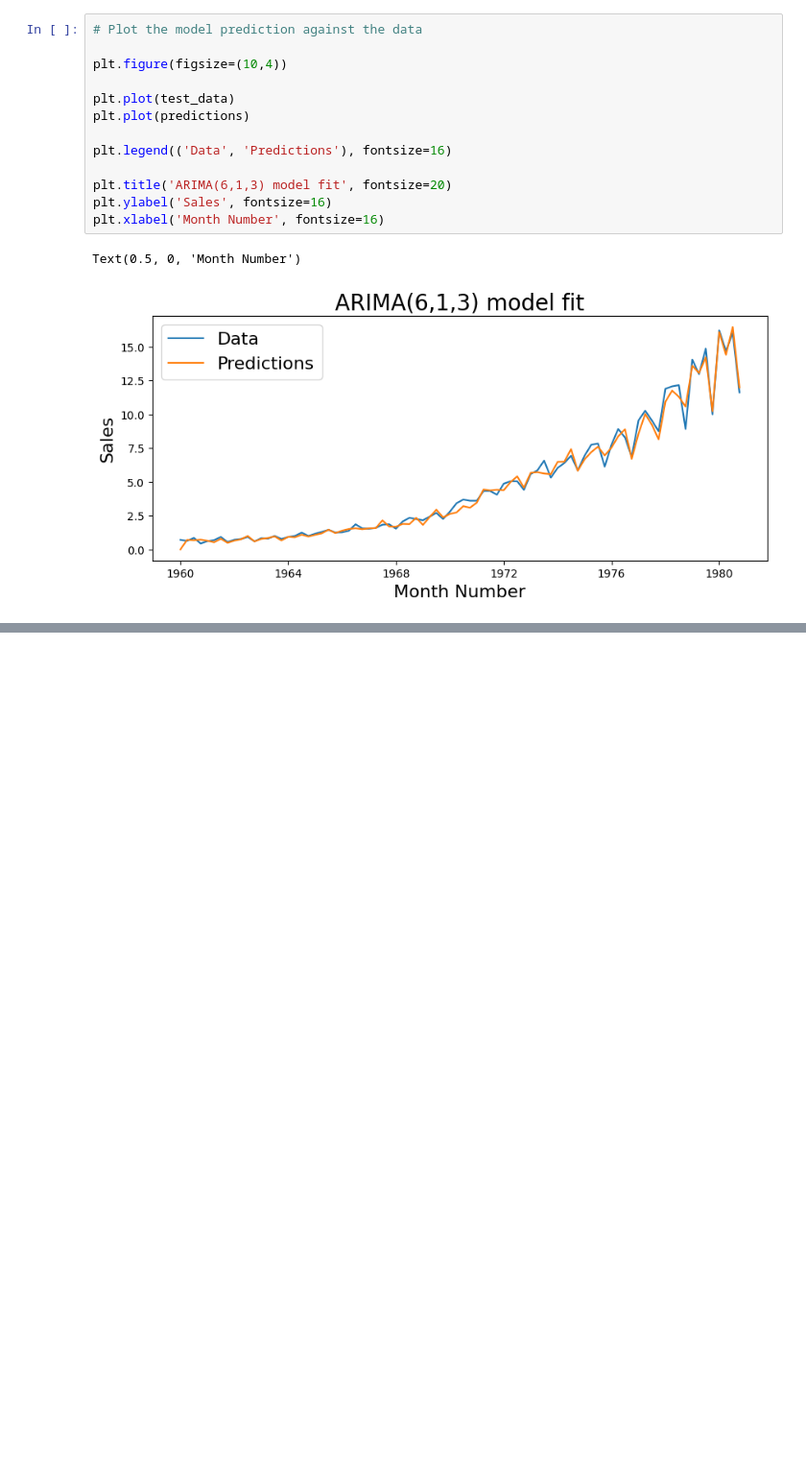
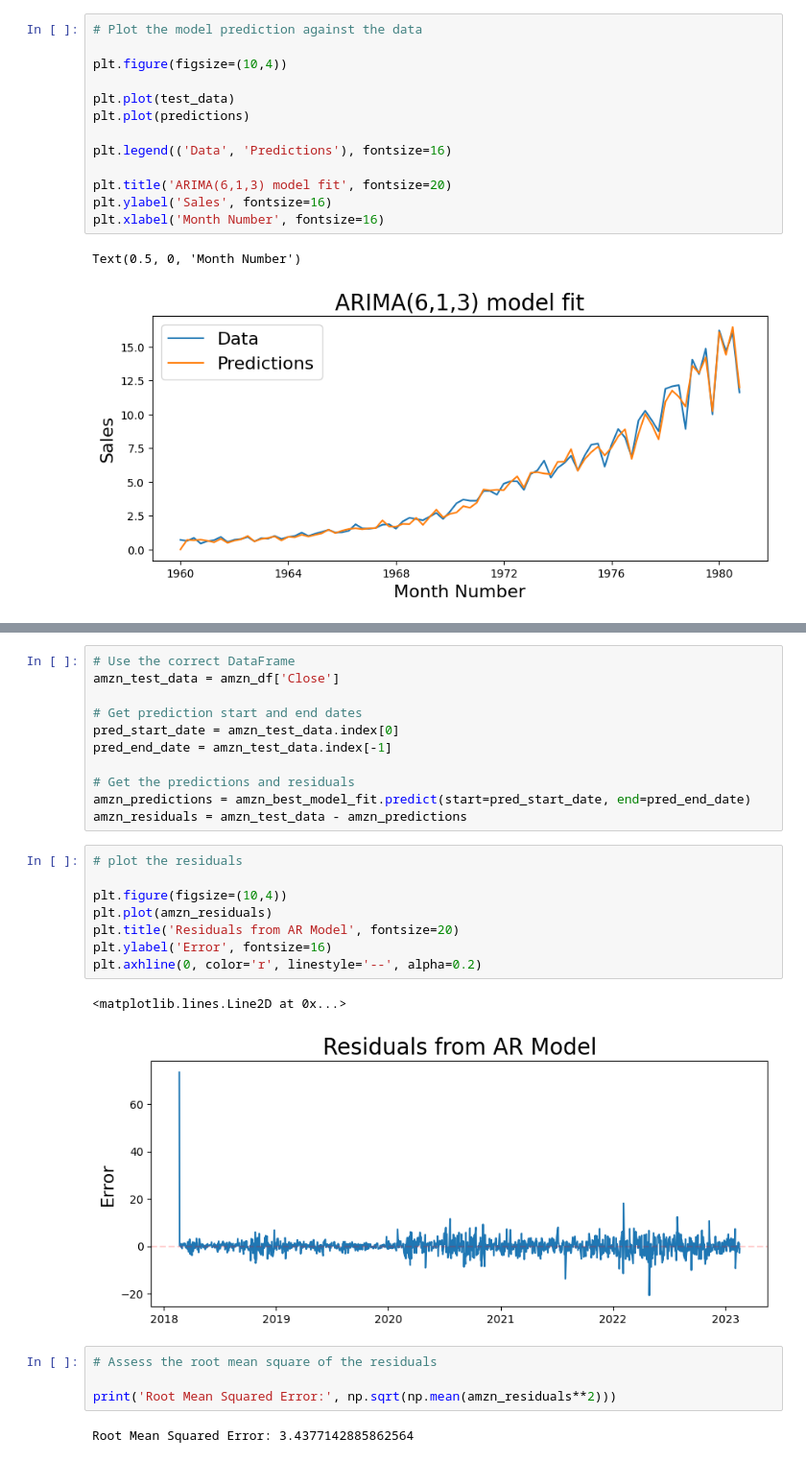
Before and after one commit to Samjacob007/Time-Series, a Jupyter notebook: Time_Series_Modelling_Case_Study.ipynb, the cells around one changed output, grey strips where cells are left out. Shown at 96% size. Saved outputs shown, nothing was run; the diff lists cells and outputs as text; blank space fills up the shorter version.

```diff
--- a/Time_Series_Modelling_Case_Study.ipynb
+++ b/Time_Series_Modelling_Case_Study.ipynb
@@ -401,0 +627,28 @@ ValueError: Multi-dimensional indexing (e.g. `obj[:, None]`) is no longer suppor
+# %%
+# Use the correct DataFrame
+amzn_test_data = amzn_df['Close']
+
+# Get prediction start and end dates
+pred_start_date = amzn_test_data.index[0]
+pred_end_date = amzn_test_data.index[-1]
+
+# Get the predictions and residuals
+amzn_predictions = amzn_best_model_fit.predict(start=pred_start_date, end=pred_end_date)
+amzn_residuals = amzn_test_data - amzn_predictions
+# %%
+# plot the residuals
+
+plt.figure(figsize=(10,4))
+plt.plot(amzn_residuals)
+plt.title('Residuals from AR Model', fontsize=20)
+plt.ylabel('Error', fontsize=16)
+plt.axhline(0, color='r', linestyle='--', alpha=0.2)
+# %% [output]
+<matplotlib.lines.Line2D at 0x...>
+[figure, added]
+# %%
+# Assess the root mean square of the residuals
+
+print('Root Mean Squared Error:', np.sqrt(np.mean(amzn_residuals**2)))
+# %% [output]
+Root Mean Squared Error: 3.4377142885862564
```
Also changed, not shown: parts of 17 cells of this notebook.
